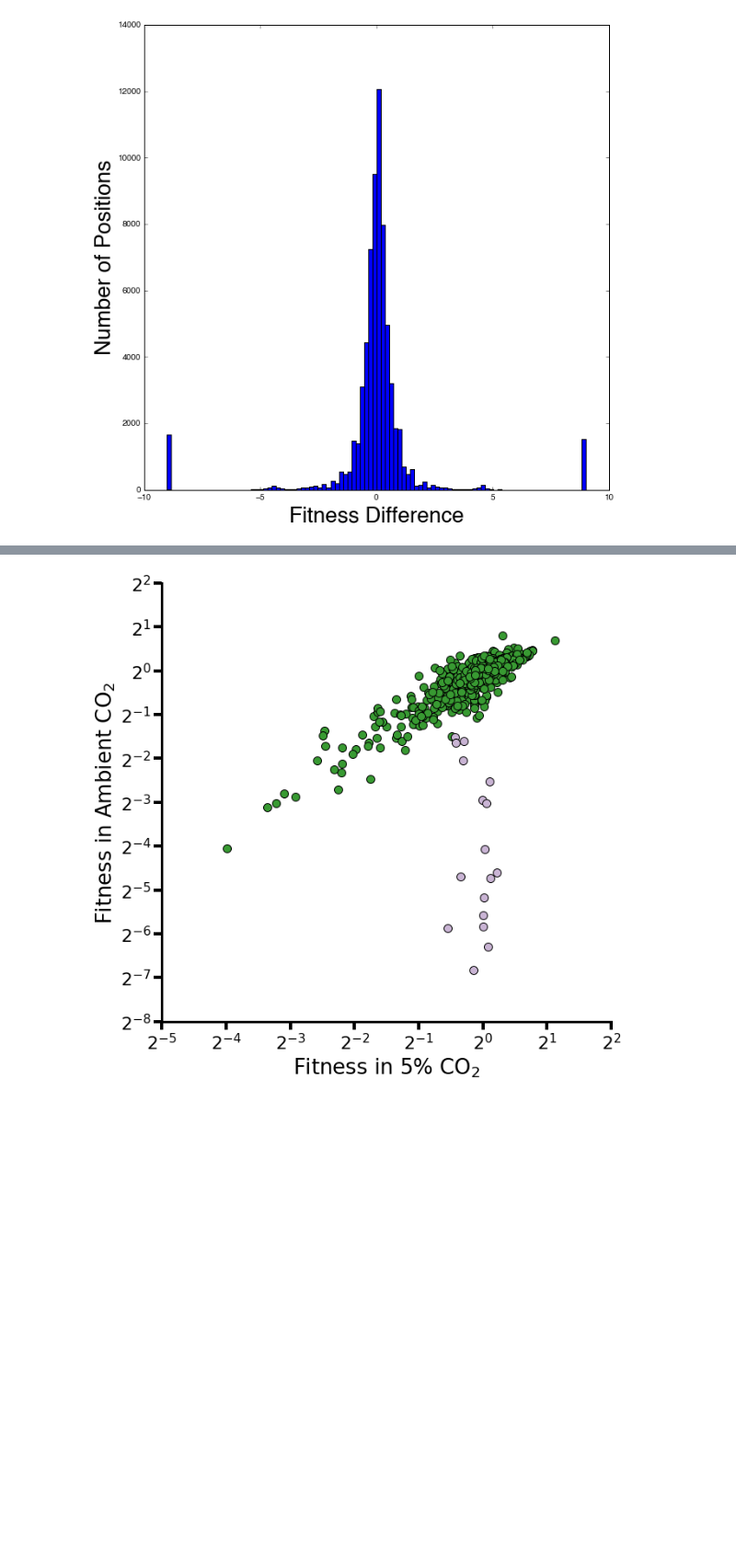
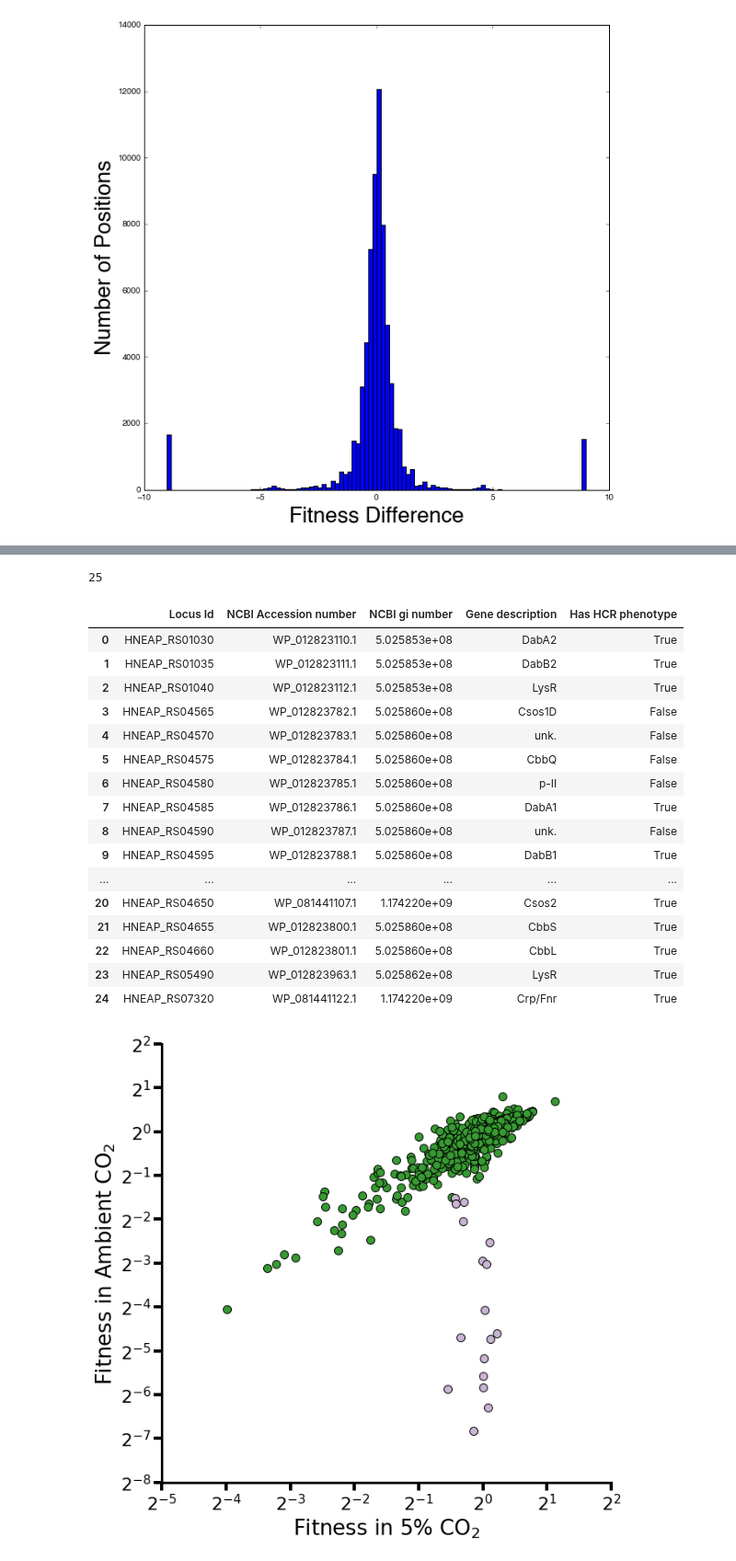
Before and after one commit to jackdesmarais/DabTransporterPaper, a Jupyter notebook: scripts/Figure 2 HCR genes.ipynb, the cells around one changed output, grey strips where cells are left out. Shown at 92% size. Saved outputs shown, nothing was run; the diff lists cells and outputs as text; code cells hidden in the pictures; blank space fills up the shorter version.

```diff
--- a/scripts/Figure 2 HCR genes.ipynb
+++ b/scripts/Figure 2 HCR genes.ipynb
@@ -105,3 +129,66 @@ to_sup
+# %%
+labeled_stuff = [
+    ('HNEAP_RS04625', 'Csos1A'),
+    ('HNEAP_RS04620', 'Csos1B'),
+    ('HNEAP_RS04630', 'Csos1C'),
+    ('HNEAP_RS04635', 'Csos4B'),
+    ('HNEAP_RS04640', 'Csos4A'),
+    ('HNEAP_RS04650', 'Csos2'),
+    ('HNEAP_RS04660', 'CbbL'),
+    ('HNEAP_RS04655', 'CbbS'),
+    ('HNEAP_RS04645', 'CsosCA'),
+    ('HNEAP_RS04565','Csos1D'),
+    ('HNEAP_RS01030','DabA2'),
+    ('HNEAP_RS01035','DabB2'),
+    ('HNEAP_RS01040','LysR'),
+    ('HNEAP_RS04615','acRAF'),
+    ('HNEAP_RS05490','LysR'),
+    ('HNEAP_RS07320','Crp/Fnr'),
+    ('HNEAP_RS04585','DabA1'),
+    ('HNEAP_RS04595','DabB1'),
+    ('HNEAP_RS04575','CbbQ'),
+    ('HNEAP_RS04600','CbbO'),
+    ('HNEAP_RS04610','ParA'),
+    ('HNEAP_RS04580','p-II'),
+    ('HNEAP_RS04605','unk.'),
+    ('HNEAP_RS04590','unk.'),
+    ('HNEAP_RS04570','unk.'),
+]
+print(len(labeled_stuff))
+labeling = dict(labeled_stuff)
+trimmed = to_sup[to_sup.locusId.isin(labeling.keys())]
+trimmed = trimmed.drop(['HighCO2Log_1','LowCO2Log_1','HighCO2Log_2','LowCO2Log_2'],axis=1)
+trimmed.desc = trimmed.locusId.map(labeling)
+to_print = trimmed.rename(columns={'locusId': 'Locus Id',
+                       'protein_id': 'NCBI Accession number',
+                       'giNum': 'NCBI gi number',
+                       'desc': 'Gene description',
+#                       'HighCO2Log_1': 'High CO2 fitness replicate 1',
+#                        'LowCO2Log_1': 'Low CO2 fitness replicate 1',
+#                        'HighCO2Log_2': 'High CO2 fitness replicate 2',
+#                        'LowCO2Log_2': 'Low CO2 fitness replicate 2',
+                      'hcr': 'Has HCR phenotype',}).reset_index(drop=True).round(2)
+to_print.to_csv('fig2/genesOfIntrest.csv')
+to_print
+# %% [output]
+25
+|  | Locus Id | NCBI Accession number | NCBI gi number | Gene description | Has HCR phenotype |
+| 0 | HNEAP_RS01030 | WP_012823110.1 | 5.025853e+08 | DabA2 | True |
+| 1 | HNEAP_RS01035 | WP_012823111.1 | 5.025853e+08 | DabB2 | True |
+| 2 | HNEAP_RS01040 | WP_012823112.1 | 5.025853e+08 | LysR | True |
+| 3 | HNEAP_RS04565 | WP_012823782.1 | 5.025860e+08 | Csos1D | False |
+| 4 | HNEAP_RS04570 | WP_012823783.1 | 5.025860e+08 | unk. | False |
+| 5 | HNEAP_RS04575 | WP_012823784.1 | 5.025860e+08 | CbbQ | False |
+| 6 | HNEAP_RS04580 | WP_012823785.1 | 5.025860e+08 | p-II | False |
+| 7 | HNEAP_RS04585 | WP_012823786.1 | 5.025860e+08 | DabA1 | True |
+| 8 | HNEAP_RS04590 | WP_012823787.1 | 5.025860e+08 | unk. | False |
+| 9 | HNEAP_RS04595 | WP_012823788.1 | 5.025860e+08 | DabB1 | True |
+| ... | ... | ... | ... | ... | ... |
+| 20 | HNEAP_RS04650 | WP_081441107.1 | 1.174220e+09 | Csos2 | True |
+| 21 | HNEAP_RS04655 | WP_012823800.1 | 5.025860e+08 | CbbS | True |
+| 22 | HNEAP_RS04660 | WP_012823801.1 | 5.025860e+08 | CbbL | True |
+| 23 | HNEAP_RS05490 | WP_012823963.1 | 5.025862e+08 | LysR | True |
+| 24 | HNEAP_RS07320 | WP_081441122.1 | 1.174220e+09 | Crp/Fnr | True |
 # %%
 # TODO(JD): move annotations a bit for clarity
 iCol = essentiality_colors['nonessential']
```
Also changed, not shown: parts of 3 cells of this notebook, 9 other files.
